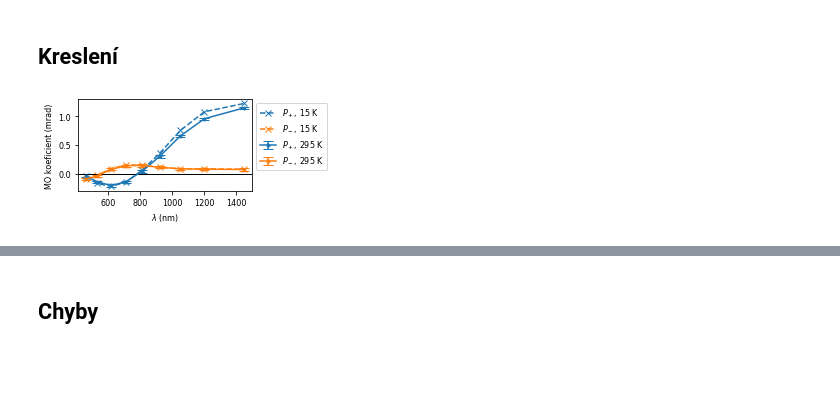
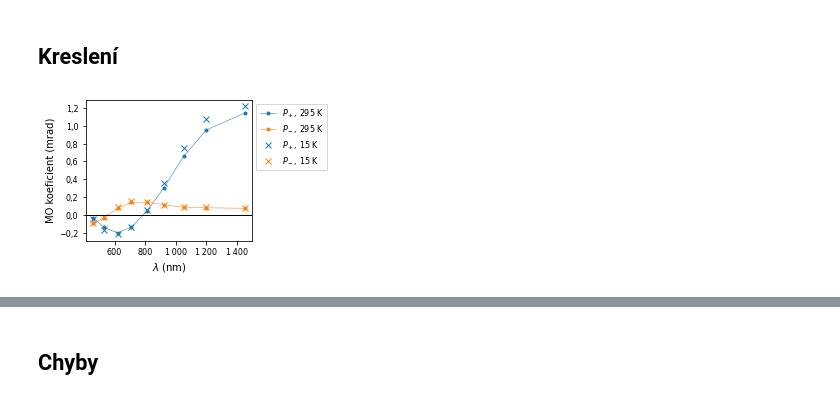
Before and after one commit to vladidobro/thesis, a Jupyter notebook: data/cofe-pmld.ipynb, the cells around one changed output, grey strips where cells are left out. Saved outputs shown, nothing was run; the diff lists cells and outputs as text; code cells hidden in the pictures; blank space fills up the shorter version.

```diff
--- a/data/cofe-pmld.ipynb
+++ b/data/cofe-pmld.ipynb
@@ -12,6 +12,10 @@ plt.rc('axes', labelsize=10) #fontsize of the x and y labels
 plt.rc('xtick', labelsize=8) #fontsize of the x tick labels
 plt.rc('ytick', labelsize=8) #fontsize of the y tick labels
 plt.rc('legend', fontsize=8) #fontsize of the legend
+
+import locale
+locale.setlocale(locale.LC_ALL, 'cs_CZ.utf8')
+plt.rcParams['axes.formatter.use_locale'] = True
 # %% [markdown]
 ## Zpracovani
 # %%
@@ -68,20 +72,20 @@ postprocessing
 # %% [markdown]
 ## Kreslení
 # %%
-fig, ax = plt.subplots(figsize=(4,1.8),constrained_layout=True)
+fig, ax = plt.subplots(figsize=(4,2.5),constrained_layout=True)
 
-ax.errorbar(f1.df['wavelength'], f1.df['Pp'], 0.02, color='C0', marker='.', label=r'$P_+$, 295 K', capsize=5)
-ax.errorbar(f1.df['wavelength'], f1.df['Pm'], 0.02, color='C1', marker='.', label=r'$P_-$, 295 K', capsize=5)
-ax.plot(f2.df['wavelength'], f2.df['Pp'], color='C0', linestyle='dashed', marker='x', label=r'$P_+$, 15 K')
-ax.plot(f2.df['wavelength'], f2.df['Pm'], color='C1', linestyle='dashed', marker='x', label=r'$P_-$, 15 K')
+ax.plot(f1.df['wavelength'], f1.df['Pp'], '.-', color='C0', linewidth=0.5, label=r'$P_+$, 295 K')
+ax.plot(f1.df['wavelength'], f1.df['Pm'], '.-', color='C1', linewidth=0.5, label=r'$P_-$, 295 K')
+ax.plot(f2.df['wavelength'], f2.df['Pp'], 'x', color='C0', label=r'$P_+$, 15 K')
+ax.plot(f2.df['wavelength'], f2.df['Pm'], 'x', color='C1', label=r'$P_-$, 15 K')
 
 ax.axhline(y=0, color='black', linewidth=1)
 
 ax.set_xlabel(r'$\lambda$ (nm)')
 ax.set_ylabel(r'MO koeficient (mrad)')
 
 ax.legend(bbox_to_anchor=(1,1))
 
 fig.savefig('out/cofe-pmld.pdf')
 # %% [output]
-[figure, old version]
+[figure, new version]
```
Also changed, not shown: parts of 3 cells of this notebook, 1 other file.
